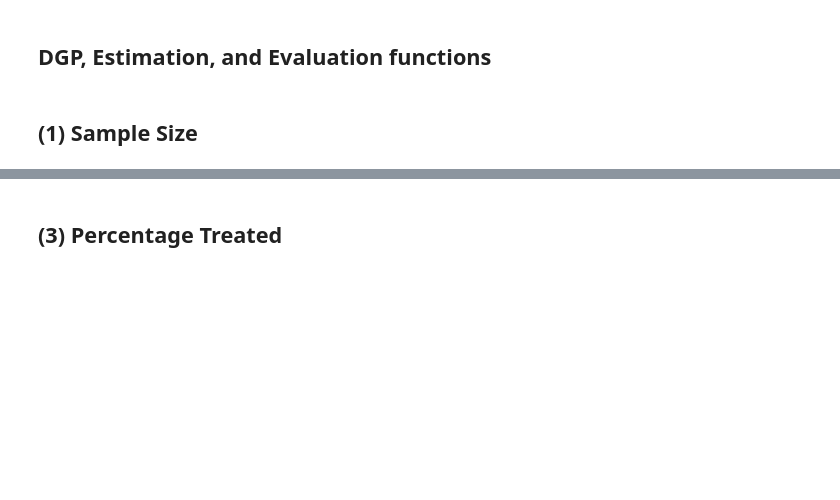
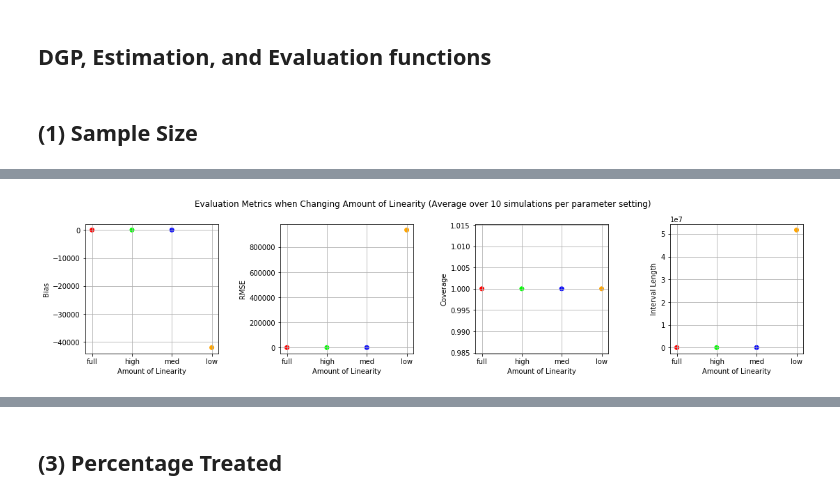
Before and after one commit to mbronckers/ecma_project, a Jupyter notebook: section2_dustin.ipynb, the cells around one changed output, grey strips where cells are left out. Saved outputs shown, nothing was run; the diff lists cells and outputs as text; code cells hidden in the pictures; blank space fills up the shorter version.

```diff
--- a/section2_dustin.ipynb
+++ b/section2_dustin.ipynb
@@ -328,0 +310,28 @@ joblib.dump(intervalLLs, 'Results/intervalLLs.pkl')
+# %%
+biasLLs = joblib.load('Results/biasLLs.pkl')
+rmseLLs = joblib.load('Results/rmseLLs.pkl')
+coverageLLs = joblib.load('Results/coverageLLs.pkl')
+intervalLLs = joblib.load('Results/intervalLLs.pkl')
+
+xLLs = linearityLevels
+cLLs = np.array([[255, 0, 0], [0, 255, 0], [0, 0, 255], [255, 165, 0]])
+fig, axs = plt.subplots(1, 4, figsize=(16, 4), sharey=False)
+
+axs[0].scatter(xLLs, biasLLs, c=cLLs/255)
+axs[0].set(xlabel='Amount of Linearity', ylabel='Bias')
+axs[0].grid()
+axs[1].scatter(xLLs, rmseLLs, c=cLLs/255)
+axs[1].set(xlabel='Amount of Linearity', ylabel='RMSE')
+axs[1].grid()
+axs[2].scatter(xLLs, coverageLLs, c=cLLs/255)
+axs[2].set(xlabel='Amount of Linearity', ylabel='Coverage')
+axs[2].grid()
+axs[3].scatter(xLLs, intervalLLs, c=cLLs/255)
+axs[3].set(xlabel='Amount of Linearity', ylabel='Interval Length')
+axs[3].grid()
+
+fig.suptitle('Evaluation Metrics when Changing Amount of Linearity (Average over ' + str(k) + ' simulations per parameter setting)')
+fig.tight_layout(pad=3.0)
+plt.show()
+# %% [output]
+[figure, added]
```
Also changed, not shown: parts of 58 cells of this notebook.
